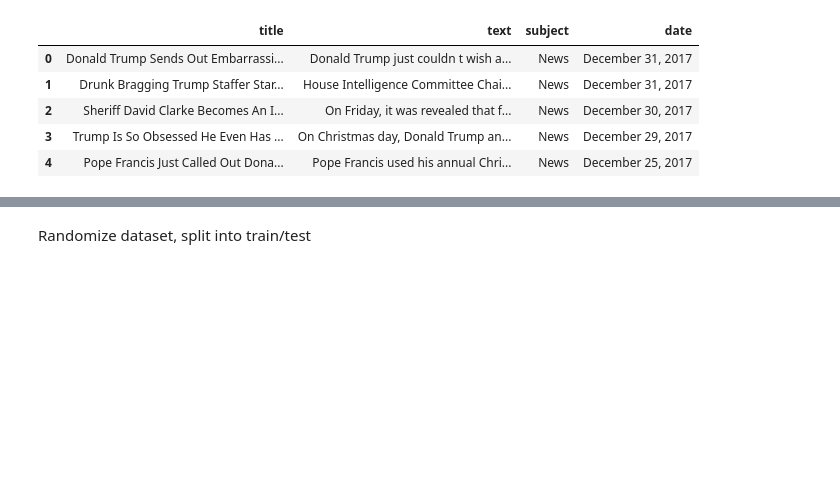
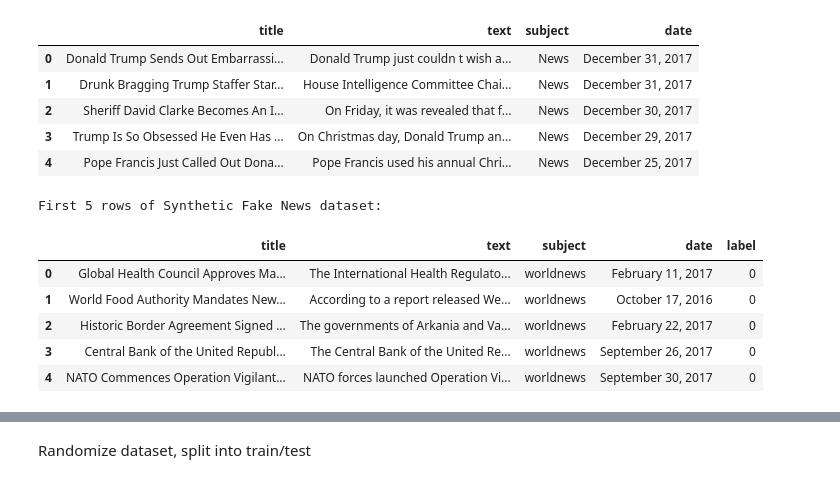
Before and after one commit to amangang3/HODL, a Jupyter notebook: BERT.ipynb, the cells around one changed output, grey strips where cells are left out. Saved outputs shown, nothing was run; the diff lists cells and outputs as text; code cells hidden in the pictures; blank space fills up the shorter version.

```diff
--- a/BERT.ipynb
+++ b/BERT.ipynb
@@ -50,3 +50,20 @@ First 5 rows of Fake News dataset:
 | 2 | Sheriff David Clarke Becomes An I... | On Friday, it was revealed that f... | News | December 30, 2017 |
 | 3 | Trump Is So Obsessed He Even Has ... | On Christmas day, Donald Trump an... | News | December 29, 2017 |
 | 4 | Pope Francis Just Called Out Dona... | Pope Francis used his annual Chri... | News | December 25, 2017 |
+# %%
+import pandas as pd
+
+# Load the synthetic fake news dataset
+synthetic_fake_df = pd.read_excel('synthetic_fake_news_combined.xlsx')
+
+# Display the first few rows of the synthetic fake news dataset
+print("First 5 rows of Synthetic Fake News dataset:")
+display(synthetic_fake_df.head())
+# %% [output]
+First 5 rows of Synthetic Fake News dataset:
+|  | title | text | subject | date | label |
+| 0 | Global Health Council Approves Ma... | The International Health Regulato... | worldnews | February 11, 2017 | 0 |
+| 1 | World Food Authority Mandates New... | According to a report released We... | worldnews | October 17, 2016 | 0 |
+| 2 | Historic Border Agreement Signed ... | The governments of Arkania and Va... | worldnews | February 22, 2017 | 0 |
+| 3 | Central Bank of the United Republ... | The Central Bank of the United Re... | worldnews | September 26, 2017 | 0 |
+| 4 | NATO Commences Operation Vigilant... | NATO forces launched Operation Vi... | worldnews | September 30, 2017 | 0 |
```
Also changed, not shown: parts of 14 cells of this notebook.
